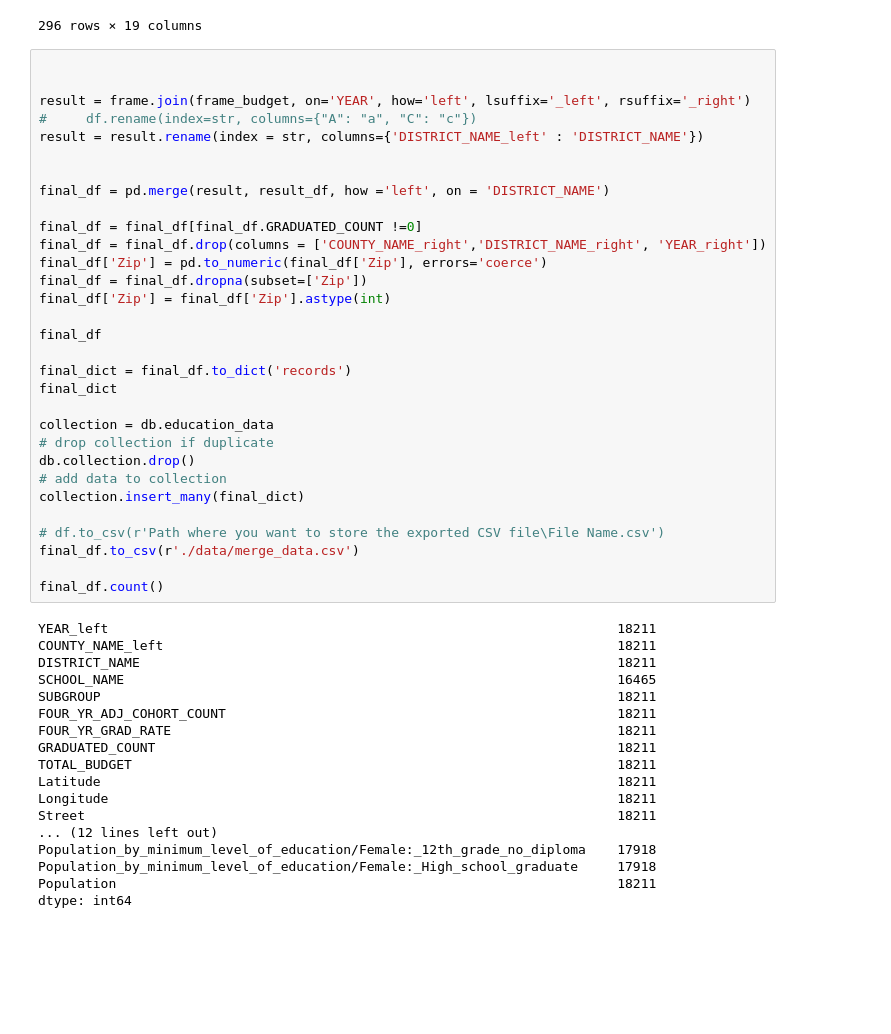
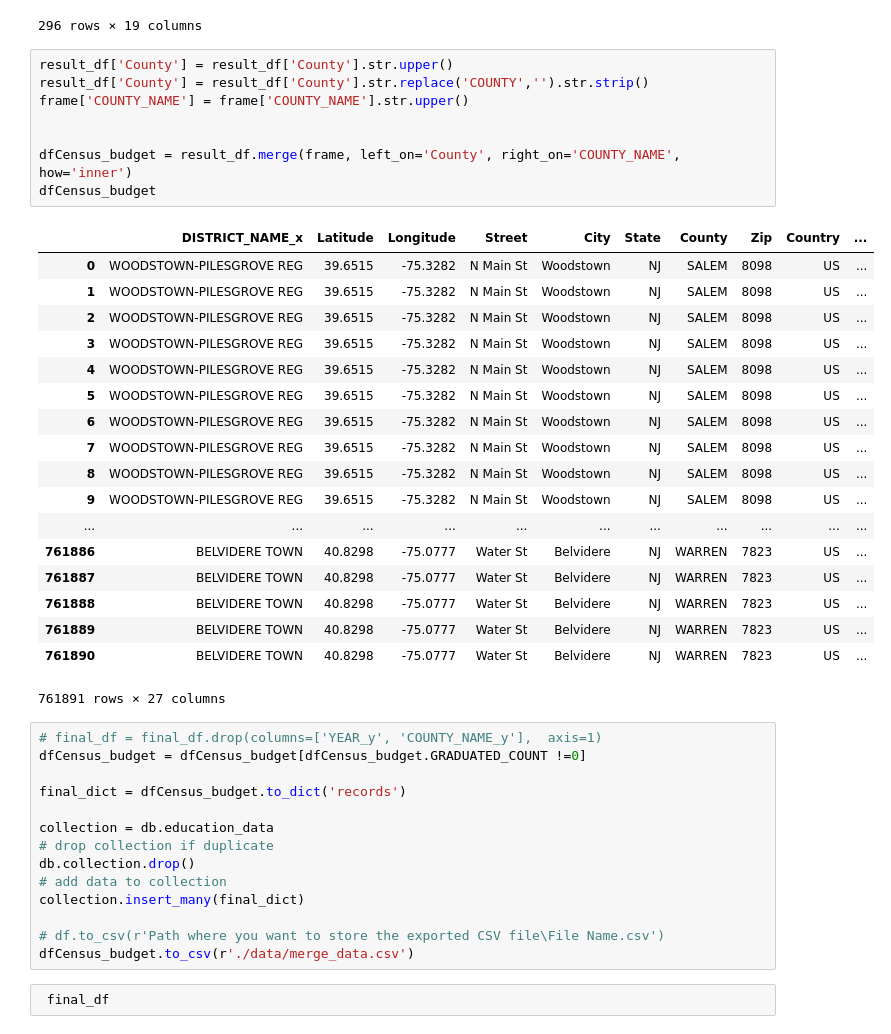
Before and after one commit to ramsun/nj-education, a Jupyter notebook: final_project.ipynb, the cells around one changed output. Saved outputs shown, nothing was run; the diff lists cells and outputs as text; blank space fills up the shorter version.

Commit message:
Changed join to be an inner join on county name

```diff
--- a/final_project.ipynb
+++ b/final_project.ipynb
@@ -190,26 +190,38 @@ result_df
 | 294 | ASBURY PARK CITY | 40.2204 | -74.0121 | Main St | Asbury Park | NJ | Monmouth County | 7712 | US | ... |
 | 295 | Academy Charter High School | 40.1709 | -74.0274 | Main St | Belmar | NJ | Monmouth County | 7719 | US | ... |
 296 rows × 19 columns
+# %%
+result_df['County'] = result_df['County'].str.upper()
+result_df['County'] = result_df['County'].str.replace('COUNTY','').str.strip()
+frame['COUNTY_NAME'] = frame['COUNTY_NAME'].str.upper()
+
+
+dfCensus_budget = result_df.merge(frame, left_on='County', right_on='COUNTY_NAME', how='inner')
+dfCensus_budget
+# %% [output]
+|  | DISTRICT_NAME_x | Latitude | Longitude | Street | City | State | County | Zip | Country | ... |
+| 0 | WOODSTOWN-PILESGROVE REG | 39.6515 | -75.3282 | N Main St | Woodstown | NJ | SALEM | 8098 | US | ... |
+| 1 | WOODSTOWN-PILESGROVE REG | 39.6515 | -75.3282 | N Main St | Woodstown | NJ | SALEM | 8098 | US | ... |
+| 2 | WOODSTOWN-PILESGROVE REG | 39.6515 | -75.3282 | N Main St | Woodstown | NJ | SALEM | 8098 | US | ... |
+| 3 | WOODSTOWN-PILESGROVE REG | 39.6515 | -75.3282 | N Main St | Woodstown | NJ | SALEM | 8098 | US | ... |
+| 4 | WOODSTOWN-PILESGROVE REG | 39.6515 | -75.3282 | N Main St | Woodstown | NJ | SALEM | 8098 | US | ... |
+| 5 | WOODSTOWN-PILESGROVE REG | 39.6515 | -75.3282 | N Main St | Woodstown | NJ | SALEM | 8098 | US | ... |
+| 6 | WOODSTOWN-PILESGROVE REG | 39.6515 | -75.3282 | N Main St | Woodstown | NJ | SALEM | 8098 | US | ... |
+| 7 | WOODSTOWN-PILESGROVE REG | 39.6515 | -75.3282 | N Main St | Woodstown | NJ | SALEM | 8098 | US | ... |
+| 8 | WOODSTOWN-PILESGROVE REG | 39.6515 | -75.3282 | N Main St | Woodstown | NJ | SALEM | 8098 | US | ... |
+| 9 | WOODSTOWN-PILESGROVE REG | 39.6515 | -75.3282 | N Main St | Woodstown | NJ | SALEM | 8098 | US | ... |
+| ... | ... | ... | ... | ... | ... | ... | ... | ... | ... | ... |
+| 761886 | BELVIDERE TOWN | 40.8298 | -75.0777 | Water St | Belvidere | NJ | WARREN | 7823 | US | ... |
+| 761887 | BELVIDERE TOWN | 40.8298 | -75.0777 | Water St | Belvidere | NJ | WARREN | 7823 | US | ... |
+| 761888 | BELVIDERE TOWN | 40.8298 | -75.0777 | Water St | Belvidere | NJ | WARREN | 7823 | US | ... |
+| 761889 | BELVIDERE TOWN | 40.8298 | -75.0777 | Water St | Belvidere | NJ | WARREN | 7823 | US | ... |
+| 761890 | BELVIDERE TOWN | 40.8298 | -75.0777 | Water St | Belvidere | NJ | WARREN | 7823 | US | ... |
+761891 rows × 27 columns
 # %%
+# final_df = final_df.drop(columns=['YEAR_y', 'COUNTY_NAME_y'],  axis=1)
+dfCensus_budget = dfCensus_budget[dfCensus_budget.GRADUATED_COUNT !=0]
 
-
-result = frame.join(frame_budget, on='YEAR', how='left', lsuffix='_left', rsuffix='_right')
-#     df.rename(index=str, columns={"A": "a", "C": "c"})
-result = result.rename(index = str, columns={'DISTRICT_NAME_left' : 'DISTRICT_NAME'})
-
-
-final_df = pd.merge(result, result_df, how ='left', on = 'DISTRICT_NAME')
-
-final_df = final_df[final_df.GRADUATED_COUNT !=0]
-final_df = final_df.drop(columns = ['COUNTY_NAME_right','DISTRICT_NAME_right', 'YEAR_right'])
-final_df['Zip'] = pd.to_numeric(final_df['Zip'], errors='coerce')
-final_df = final_df.dropna(subset=['Zip'])
-final_df['Zip'] = final_df['Zip'].astype(int)
-
-final_df
-
-final_dict = final_df.to_dict('records')
-final_dict
+final_dict = dfCensus_budget.to_dict('records')
 
 collection = db.education_data
 # drop collection if duplicate
@@ -218,24 +230,6 @@ db.collection.drop()
 collection.insert_many(final_dict)
 
 # df.to_csv(r'Path where you want to store the exported CSV file\File Name.csv')
-final_df.to_csv(r'./data/merge_data.csv')
-
-final_df.count()
+dfCensus_budget.to_csv(r'./data/merge_data.csv')
-# %% [output]
-YEAR_left                                                                 18211
-COUNTY_NAME_left                                                          18211
-DISTRICT_NAME                                                             18211
-SCHOOL_NAME                                                               16465
-SUBGROUP                                                                  18211
-FOUR_YR_ADJ_COHORT_COUNT                                                  18211
-FOUR_YR_GRAD_RATE                                                         18211
-GRADUATED_COUNT                                                           18211
-TOTAL_BUDGET                                                              18211
-Latitude                                                                  18211
-Longitude                                                                 18211
-Street                                                                    18211
-... (12 lines left out)
-Population_by_minimum_level_of_education/Female:_12th_grade_no_diploma    17918
-Population_by_minimum_level_of_education/Female:_High_school_graduate     17918
-Population                                                                18211
-dtype: int64
+# %%
+ final_df
```
Also changed, not shown: parts of 1 cell of this notebook.
